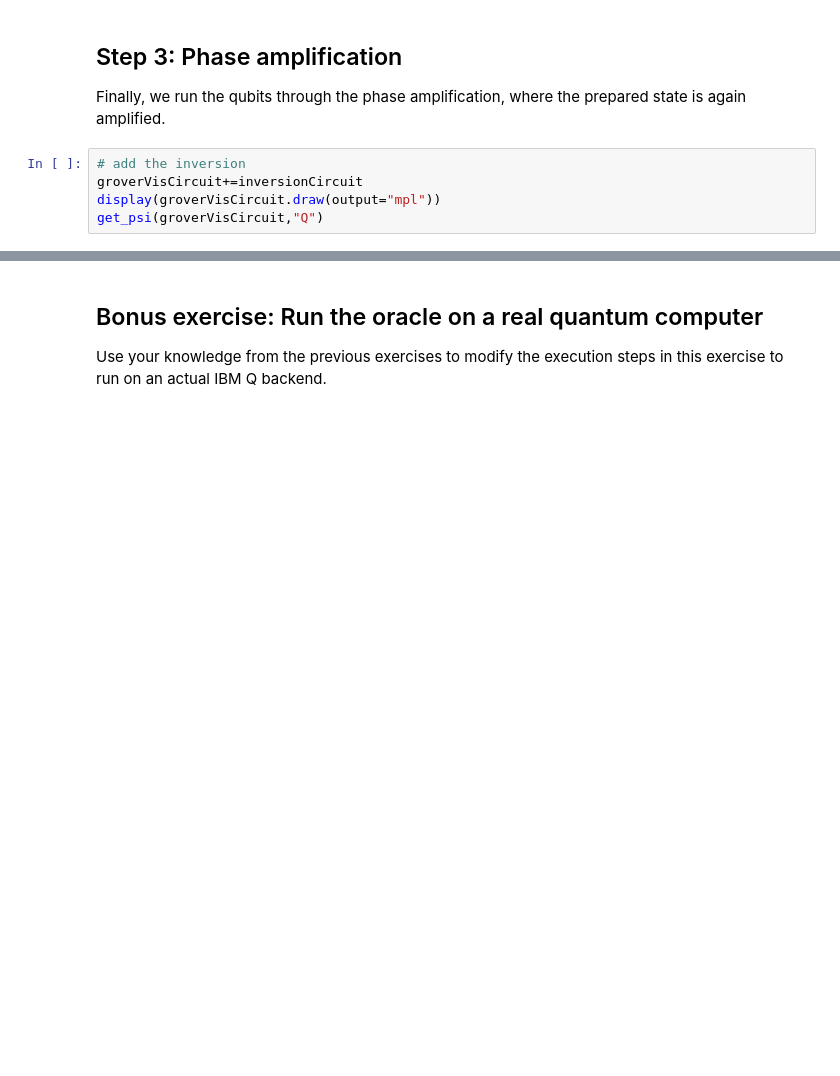
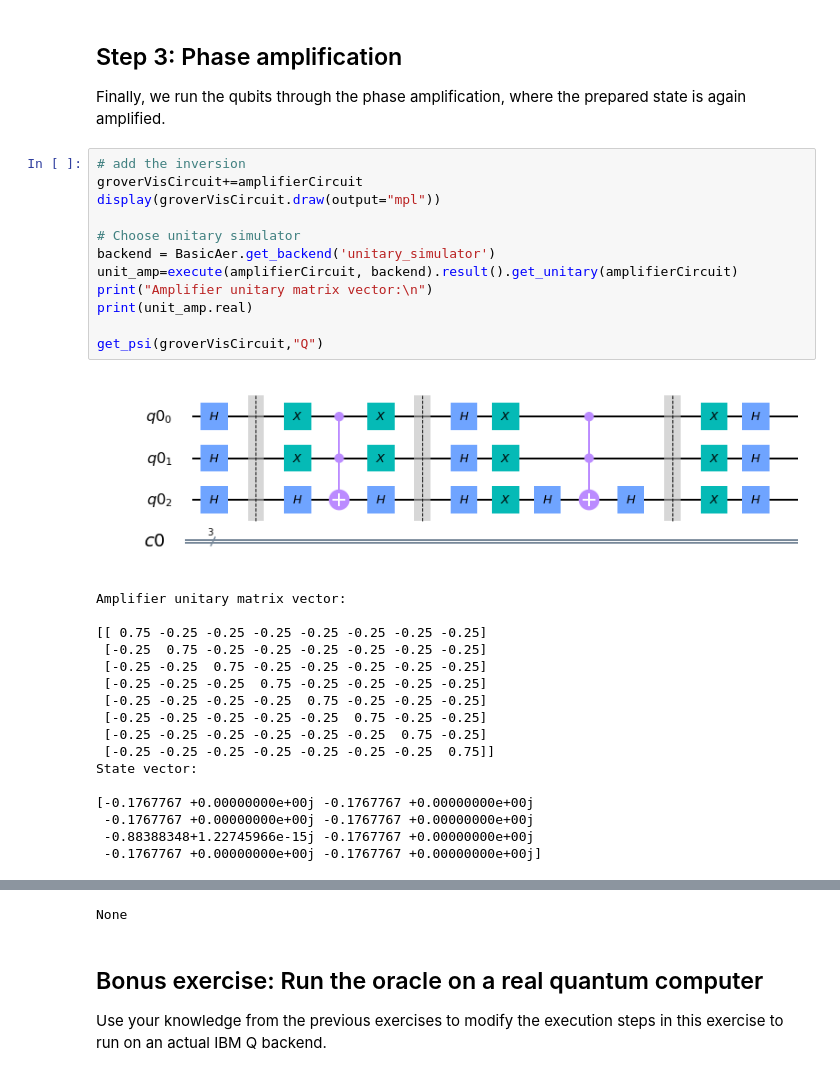
Before and after one commit to ordmoj/qiskit-community-tutorials, a Jupyter notebook: qiskit_advocates/meetups/11_04_19-Hassi_Norlen-McLean/exercise_3_grover_search.ipynb, the cells around one changed output, grey strips where cells are left out. Drawn from its saved outputs; the diff is of its cells as text; blank space fills up the shorter version.

```diff
--- a/qiskit_advocates/meetups/11_04_19-Hassi_Norlen-McLean/exercise_3_grover_search.ipynb
+++ b/qiskit_advocates/meetups/11_04_19-Hassi_Norlen-McLean/exercise_3_grover_search.ipynb
@@ -217,6 +257,31 @@ get_psi(groverVisCircuit,"Q")
 Finally, we run the qubits through the phase amplification, where the prepared state is again amplified.
 # %%
 # add the inversion
-groverVisCircuit+=inversionCircuit
+groverVisCircuit+=amplifierCircuit
 display(groverVisCircuit.draw(output="mpl"))
+
+# Choose unitary simulator
+backend = BasicAer.get_backend('unitary_simulator')
+unit_amp=execute(amplifierCircuit, backend).result().get_unitary(amplifierCircuit)
+print("Amplifier unitary matrix vector:\n")
+print(unit_amp.real)
+
 get_psi(groverVisCircuit,"Q")
+# %% [output]
+[figure, added]
+Amplifier unitary matrix vector:
+
+[[ 0.75 -0.25 -0.25 -0.25 -0.25 -0.25 -0.25 -0.25]
+ [-0.25  0.75 -0.25 -0.25 -0.25 -0.25 -0.25 -0.25]
+ [-0.25 -0.25  0.75 -0.25 -0.25 -0.25 -0.25 -0.25]
+ [-0.25 -0.25 -0.25  0.75 -0.25 -0.25 -0.25 -0.25]
+ [-0.25 -0.25 -0.25 -0.25  0.75 -0.25 -0.25 -0.25]
+ [-0.25 -0.25 -0.25 -0.25 -0.25  0.75 -0.25 -0.25]
+ [-0.25 -0.25 -0.25 -0.25 -0.25 -0.25  0.75 -0.25]
+ [-0.25 -0.25 -0.25 -0.25 -0.25 -0.25 -0.25  0.75]]
+State vector:
+
+[-0.1767767 +0.00000000e+00j -0.1767767 +0.00000000e+00j
+ -0.1767767 +0.00000000e+00j -0.1767767 +0.00000000e+00j
+ -0.88388348+1.22745966e-15j -0.1767767 +0.00000000e+00j
+ -0.1767767 +0.00000000e+00j -0.1767767 +0.00000000e+00j]
@@ -223,3 +289,4 @@ get_psi(groverVisCircuit,"Q")
+None
 # %% [markdown]
 ## Bonus exercise: Run the oracle on a real quantum computer
 
```
Also changed, not shown: parts of 10 cells of this notebook.
